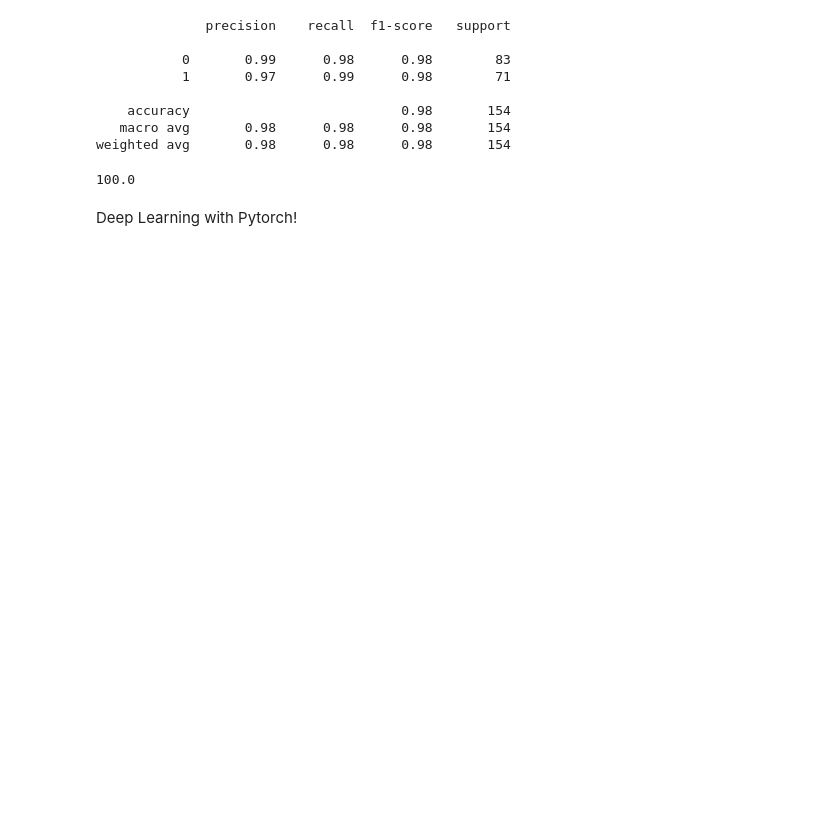
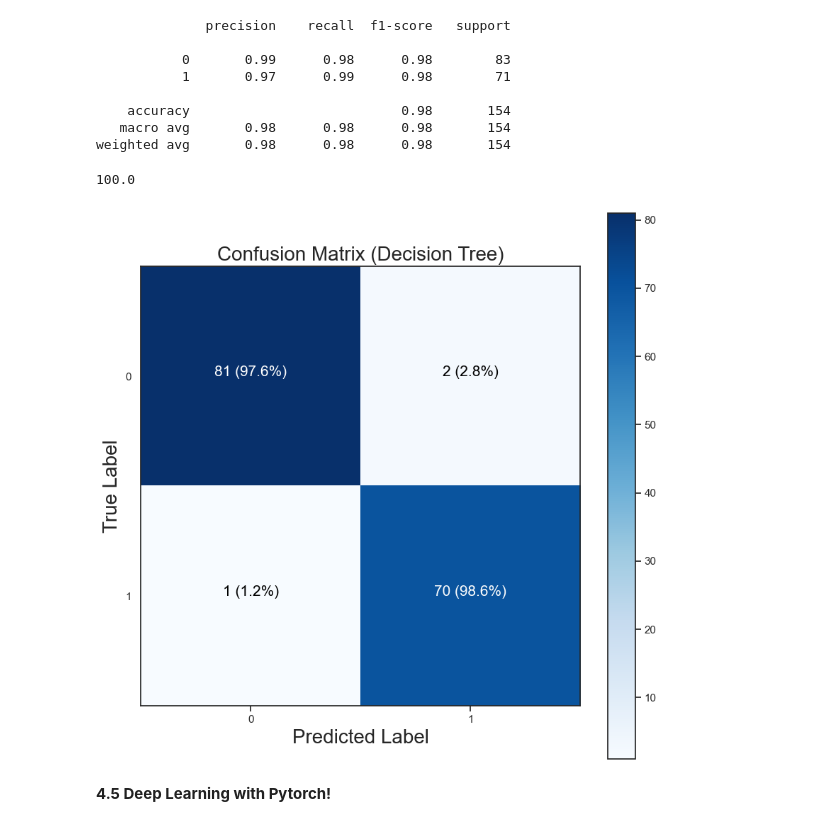
Before and after one commit to matcze/energy_efficient, a Jupyter notebook: energy_efficient_class.ipynb, the cells around one changed output. Cells and saved outputs as stored; diff of their text form; code cells hidden in the pictures; blank space fills up the shorter version.

```diff
--- a/energy_efficient_class.ipynb
+++ b/energy_efficient_class.ipynb
@@ -534,8 +615,12 @@ acc_dt
    macro avg       0.98      0.98      0.98       154
 weighted avg       0.98      0.98      0.98       154
 100.0
+# %%
+plot_confusion_matrix(y_test=y_test, y_pred=y_pred_dt_heat, model="Decision Tree")
+# %% [output]
+[figure, added]
 # %% [markdown]
-Deep Learning with Pytorch!
+**4.5 Deep Learning with Pytorch!**
 # %%
 X_train_nn= torch.from_numpy(X_train.values).type(torch.float32)
 y_train_nn = torch.from_numpy(y_train.values).type(torch.float32)
```
Also changed, not shown: parts of 33 cells of this notebook.
